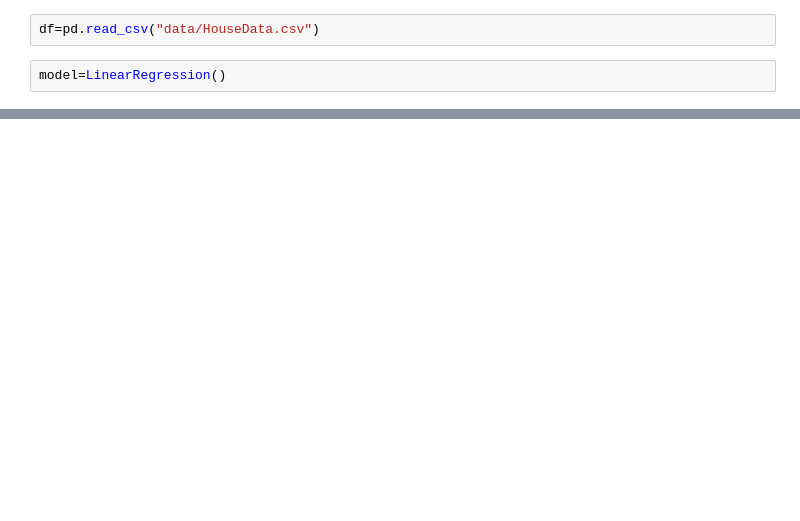
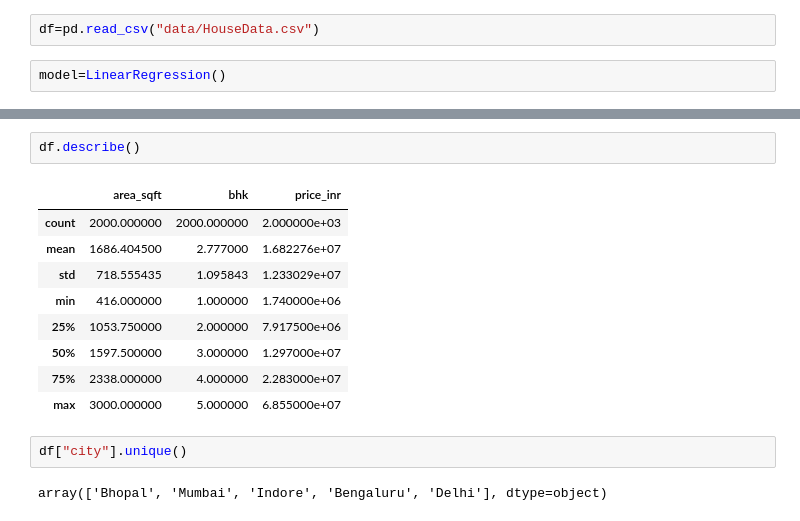
Before and after one commit to sourabhrajput7489-glitch/learn, a Jupyter notebook: main.ipynb, the cells around one changed output, grey strips where cells are left out. Saved outputs shown, nothing was run; the diff lists cells and outputs as text; blank space fills up the shorter version.

```diff
--- a/main.ipynb
+++ b/main.ipynb
@@ -14,0 +35,16 @@ model=LinearRegression()
+# %%
+df.describe()
+# %% [output]
+|  | area_sqft | bhk | price_inr |
+| count | 2000.000000 | 2000.000000 | 2.000000e+03 |
+| mean | 1686.404500 | 2.777000 | 1.682276e+07 |
+| std | 718.555435 | 1.095843 | 1.233029e+07 |
+| min | 416.000000 | 1.000000 | 1.740000e+06 |
+| 25% | 1053.750000 | 2.000000 | 7.917500e+06 |
+| 50% | 1597.500000 | 3.000000 | 1.297000e+07 |
+| 75% | 2338.000000 | 4.000000 | 2.283000e+07 |
+| max | 3000.000000 | 5.000000 | 6.855000e+07 |
+# %%
+df["city"].unique()
+# %% [output]
+array(['Bhopal', 'Mumbai', 'Indore', 'Bengaluru', 'Delhi'], dtype=object)
```
Also changed, not shown: parts of 18 cells of this notebook, 1 other file.
